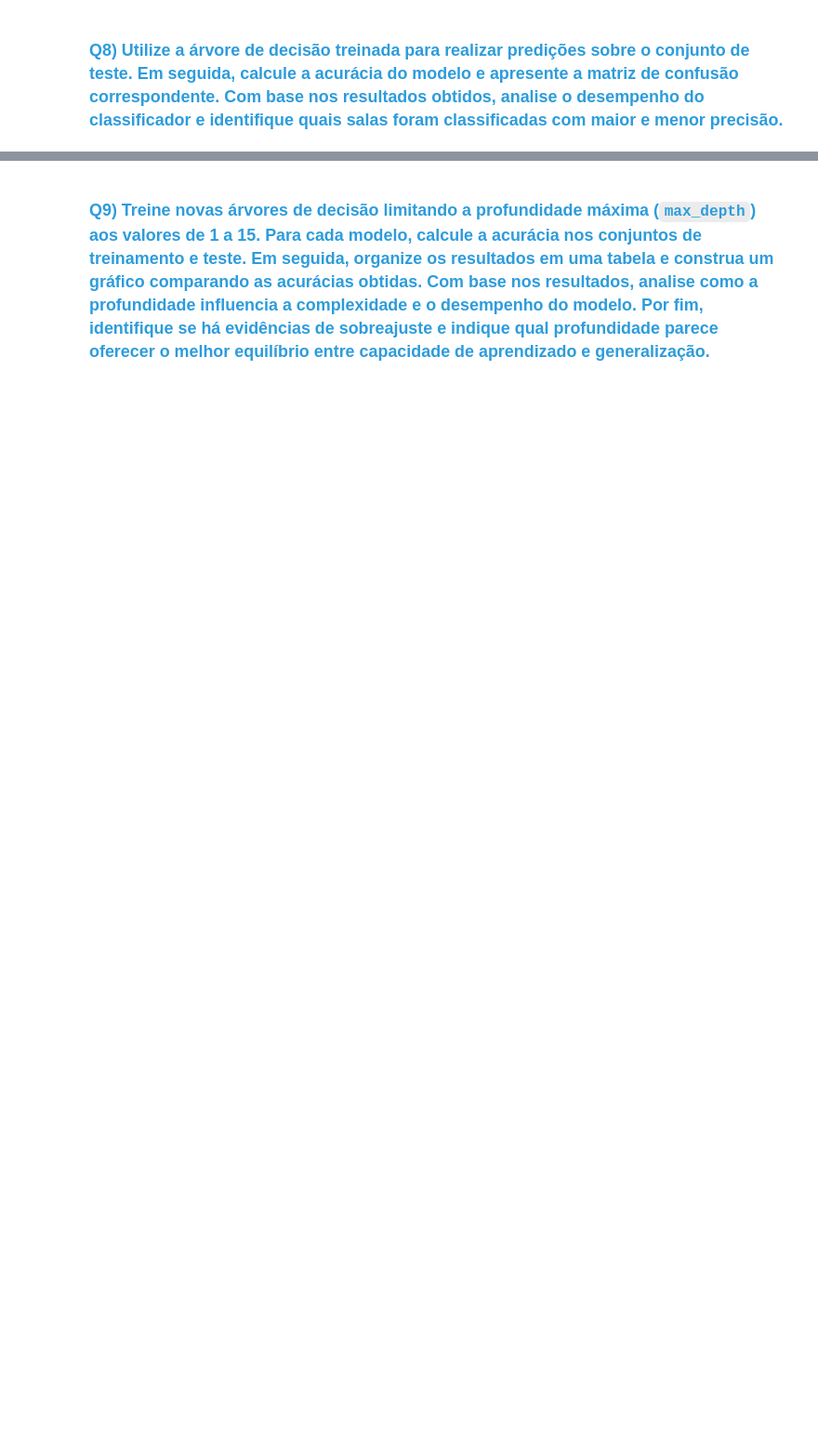
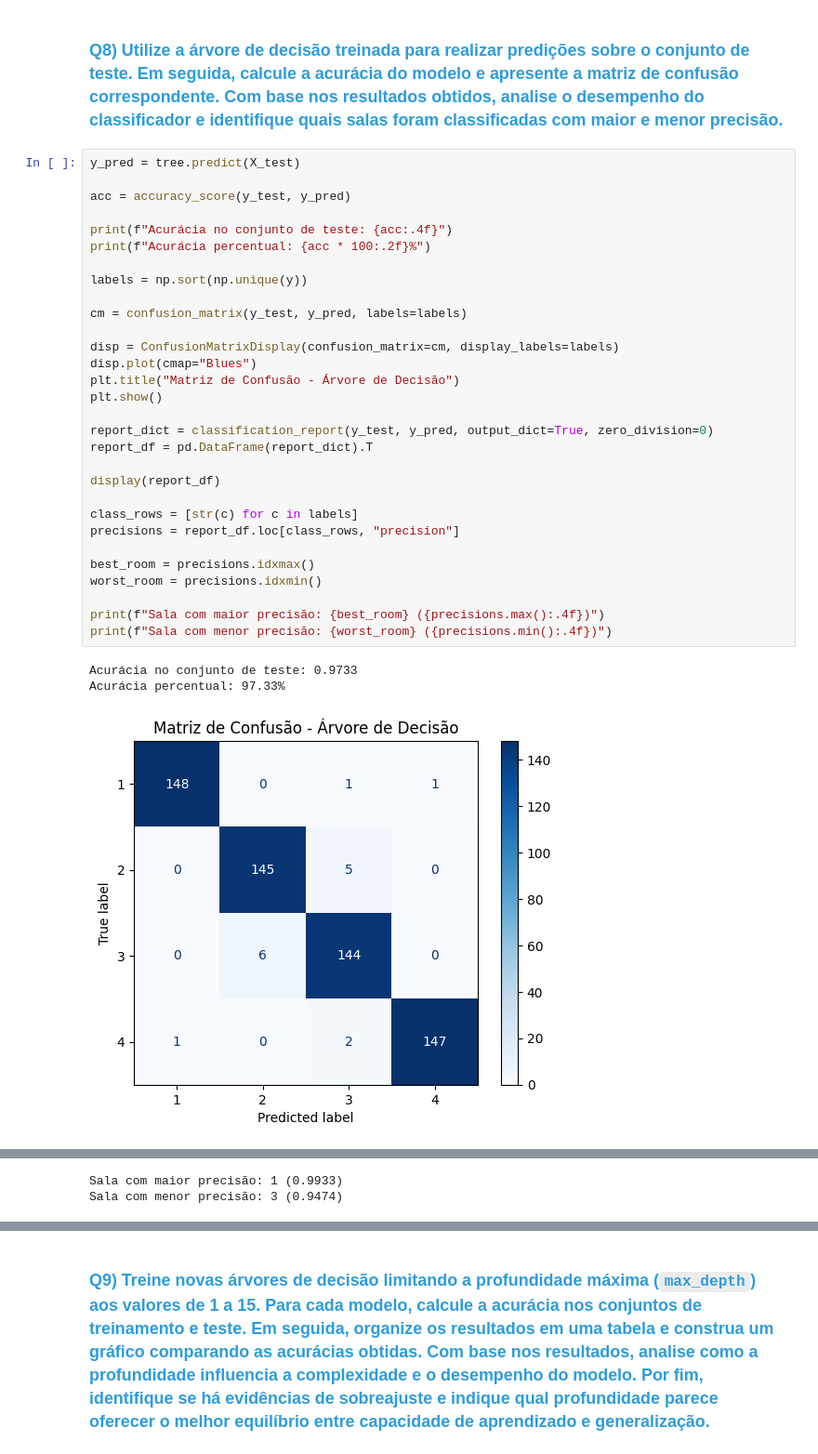
Before and after one commit to jaumg2004/Academia-Digital, a Jupyter notebook: lab/c24_2026_1_ll_atividade_09_mmmm.ipynb, the cells around one changed output, grey strips where cells are left out. Shown at 93% size. Cells and saved outputs as stored; diff of their text form; blank space fills up the shorter version.

```diff
--- a/lab/c24_2026_1_ll_atividade_09_mmmm.ipynb
+++ b/lab/c24_2026_1_ll_atividade_09_mmmm.ipynb
@@ -82,2 +316,36 @@ df.head()
 # %% [markdown]
 ### <font color='#2D9CDB'>Q8) Utilize a árvore de decisão treinada para realizar predições sobre o conjunto de teste. Em seguida, calcule a acurácia do modelo e apresente a matriz de confusão correspondente. Com base nos resultados obtidos, analise o desempenho do classificador e identifique quais salas foram classificadas com maior e menor precisão.</font>
+# %%
+y_pred = tree.predict(X_test)
+
+acc = accuracy_score(y_test, y_pred)
+
+print(f"Acurácia no conjunto de teste: {acc:.4f}")
+print(f"Acurácia percentual: {acc * 100:.2f}%")
+
+labels = np.sort(np.unique(y))
+
+cm = confusion_matrix(y_test, y_pred, labels=labels)
+
+disp = ConfusionMatrixDisplay(confusion_matrix=cm, display_labels=labels)
+disp.plot(cmap="Blues")
+plt.title("Matriz de Confusão - Árvore de Decisão")
+plt.show()
+
+report_dict = classification_report(y_test, y_pred, output_dict=True, zero_division=0)
+report_df = pd.DataFrame(report_dict).T
+
+display(report_df)
+
+class_rows = [str(c) for c in labels]
+precisions = report_df.loc[class_rows, "precision"]
+
+best_room = precisions.idxmax()
+worst_room = precisions.idxmin()
+
+print(f"Sala com maior precisão: {best_room} ({precisions.max():.4f})")
+print(f"Sala com menor precisão: {worst_room} ({precisions.min():.4f})")
+# %% [output]
+Acurácia no conjunto de teste: 0.9733
+Acurácia percentual: 97.33%
+[figure, added]
@@ -83,0 +360,2 @@ df.head()
+Sala com maior precisão: 1 (0.9933)
+Sala com menor precisão: 3 (0.9474)
```
Also changed, not shown: parts of 45 cells of this notebook.
